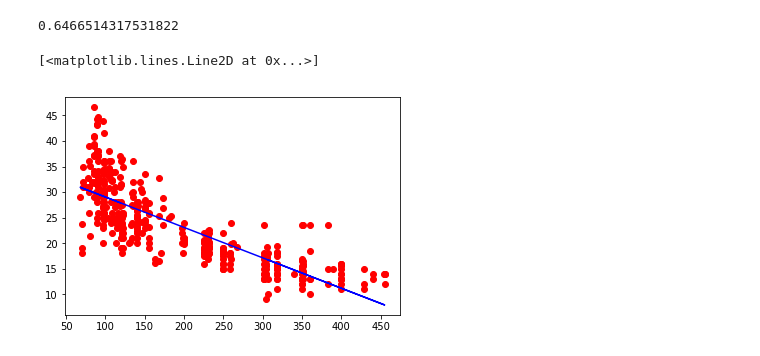
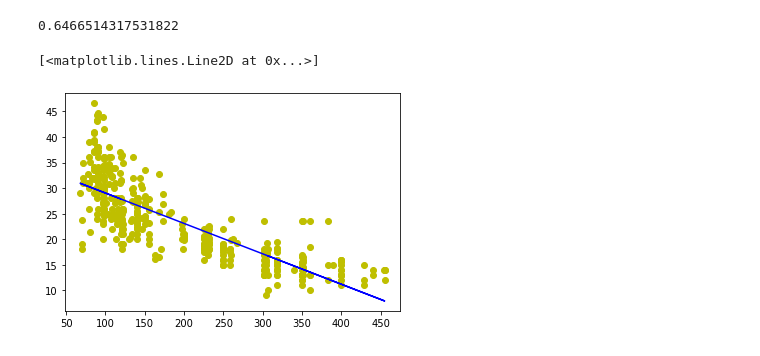
Before and after one commit to jppolbar/python-ml-course, a Jupyter notebook: notebooks/T4 - 5 - MIO - Linear Regression - Problemas con la regresión lineal.ipynb, the cells around one changed output. Drawn from its saved outputs; the diff is of its cells as text; code cells hidden in the pictures.

```diff
--- a/notebooks/T4 - 5 - MIO - Linear Regression - Problemas con la regresión lineal.ipynb
+++ b/notebooks/T4 - 5 - MIO - Linear Regression - Problemas con la regresión lineal.ipynb
@@ -566,8 +604,8 @@ lm.score(X,Y)
 0.6466514317531822
 # %%
 %matplotlib inline
-plt.plot(X,Y, "ro")
+plt.plot(X,Y, "yo")
 plt.plot(X, lm.predict(X), color="blue")
 # %% [output]
 [<matplotlib.lines.Line2D at 0x...>]
-[figure, old version]
+[figure, new version]
```
Also changed, not shown: parts of 31 cells of this notebook.
